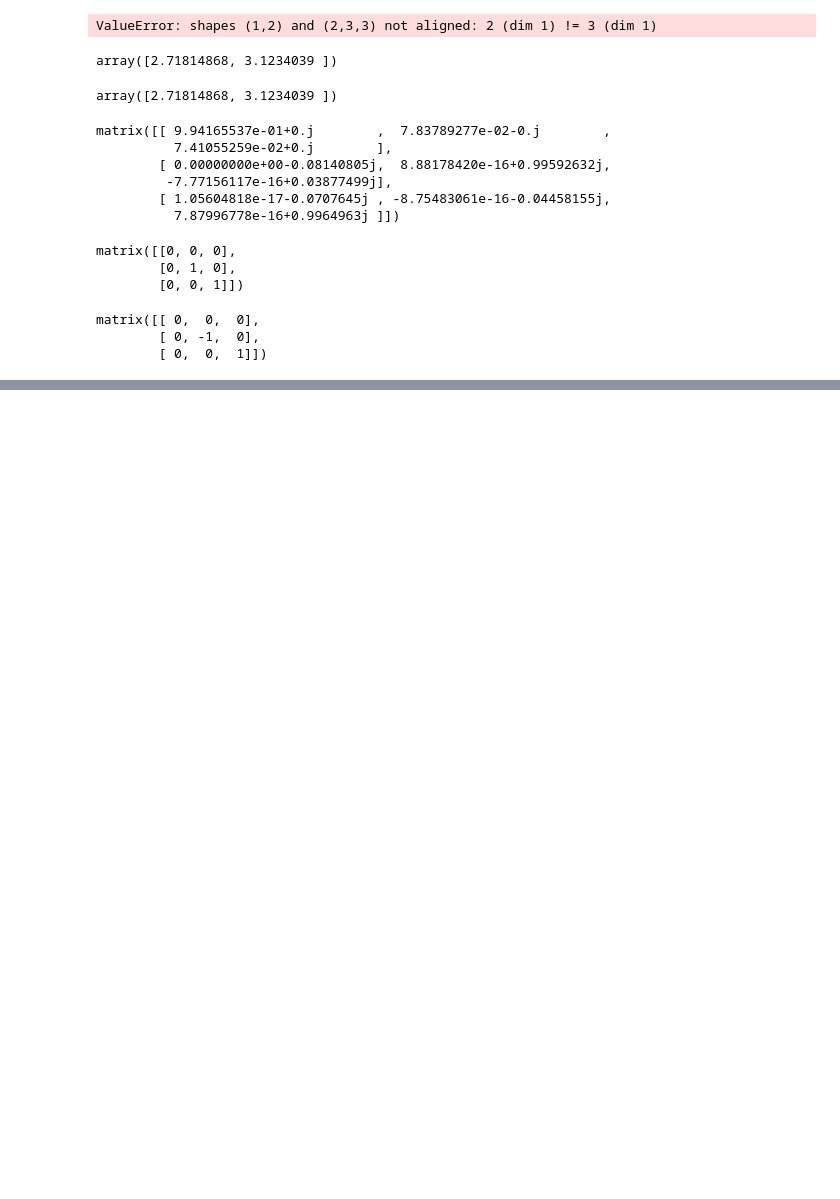
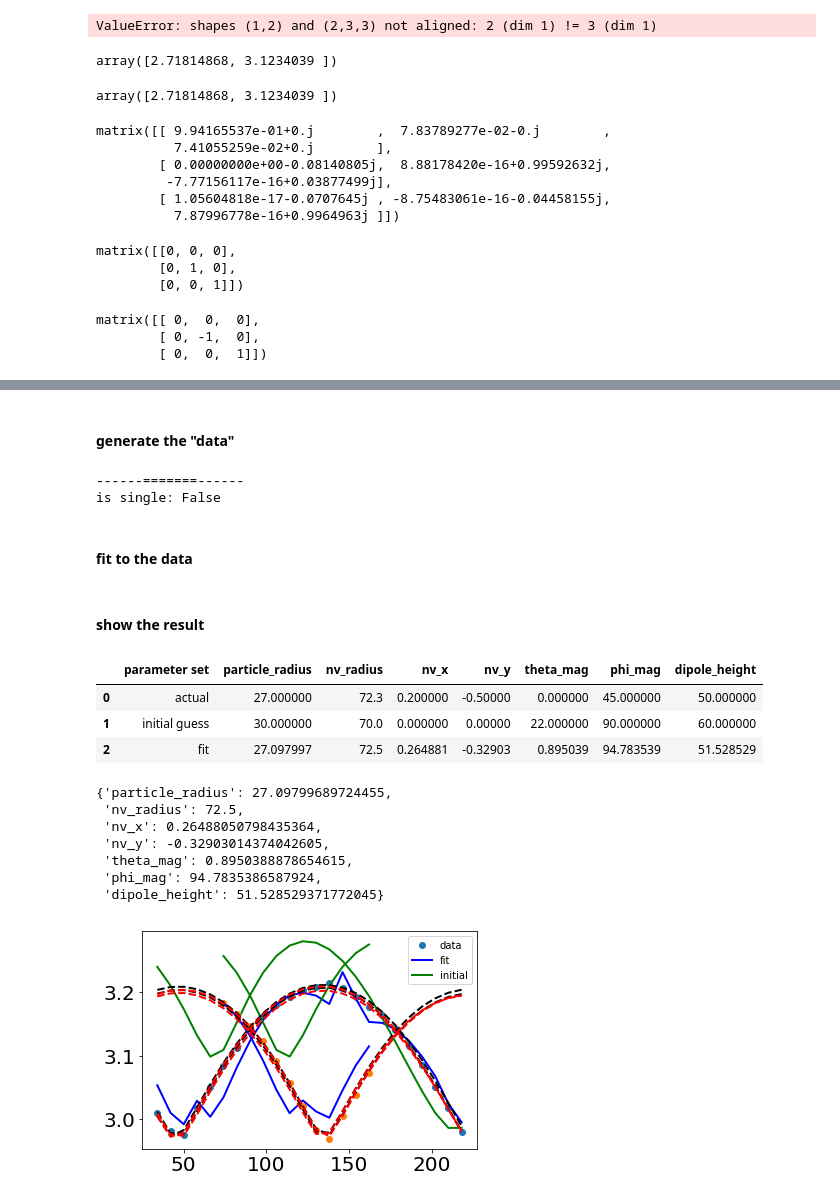
Before and after one commit to JanGieseler/pynvcenter, a Jupyter notebook: notebooks/NV_center_properties.ipynb, the cells around one changed output, grey strips where cells are left out. Cells and saved outputs as stored; diff of their text form; code cells hidden in the pictures; blank space fills up the shorter version.

```diff
--- a/notebooks/NV_center_properties.ipynb
+++ b/notebooks/NV_center_properties.ipynb
@@ -945,0 +1169,25 @@ matrix([[ 0,  0,  0],
+# %% [markdown]
+#### generate the "data"
+# %%
+angle = np.arange(34, 220, 8)
+
+
+magnet_params = {
+    'particle_radius':27,
+    'nv_radius':72.3,
+    'nv_x':0.2,
+    'nv_y':-0.5,
+    'theta_mag':0,
+    'phi_mag':45,
+    'dipole_height':50
+}
+
+data = esr_ring_scan_freqs(angle, **magnet_params)[:,:,1]*1e-9  # the part of the esr that we identified
+x =data + 0.003*np.random.normal(size=data.shape)
+x = [x[:,0], x[5:17,2]]
+angles = [angle, angle[5:17]]
+# %% [output]
+------=======------
+is single: False
+# %% [markdown]
+#### fit to the data
@@ -945,0 +1211,54 @@ matrix([[ 0,  0,  0],
+# %% [markdown]
+#### show the result
+# %%
+
+param_init = [v[0] if type(v) in (tuple, list) else v for v in initial_guess.values()]
+df =pd.DataFrame.from_dict({
+    'parameter set': ['actual', 'initial guess', 'fit'],
+    **{k:[v1,v2,v3] for k, v1, v2, v3 in zip(magnet_params.keys(),magnet_params.values(), param_init ,result.x)}
+})
+df
+# %% [output]
+|  | parameter set | particle_radius | nv_radius | nv_x | nv_y | theta_mag | phi_mag | dipole_height |
+| 0 | actual | 27.000000 | 72.3 | 0.200000 | -0.50000 | 0.000000 | 45.000000 | 50.000000 |
+| 1 | initial guess | 30.000000 | 70.0 | 0.000000 | 0.00000 | 22.000000 | 90.000000 | 60.000000 |
+| 2 | fit | 27.097997 | 72.5 | 0.264881 | -0.32903 | 0.895039 | 94.783539 | 51.528529 |
+# %%
+# for _a, _f in zip(angles, freq_pred):
+#     plt.plot(_a, _f)
+
+for i, (xo, ao) in enumerate(zip(x, angles)):
+    y = np.tile(xo,4).reshape(-1, len(xo)).T
+    y_pred = esr_ring_scan_freqs(ao, *result.x)[:,:,1]*1e-9
+    idx = np.sum((y_pred-y)**2, axis=0).argmin()
+    label='data' if i==0 else None
+    plt.plot(ao, xo, 'o', label=label)
+
+#     label='fit' if i==0 else None
+#     plt.plot(ao, y_pred[:,idx], 'b-', label=label)
+    label='fit' if i==0 else None
+    plt.plot(ao, freq_pred[i], 'b-', label=label)
+
+    param_init = [v[0] if type(v) in (tuple, list) else v for k, v in initial_guess.items()]
+    y_pred = esr_ring_scan_freqs(ao, *param_init)[:,:,1]*1e-9
+    idx = np.sum((y_pred-y)**2, axis=0).argmin()
+    label='initial' if i==0 else None
+    plt.plot(ao, y_pred[:,idx], 'g-', label=label)
+
+plt.legend()
+for d in data.T:
+    plt.plot(angle, d, 'k--')
+
+data_pred =  esr_ring_scan_freqs(angle, *result.x)[:,:,1]*1e-9
+for d in data_pred.T:
+    plt.plot(angle, d, 'r--')
+{k:v for k, v in zip(magnet_params.keys(), result.x)}
+# %% [output]
+{'particle_radius': 27.09799689724455,
+ 'nv_radius': 72.5,
+ 'nv_x': 0.26488050798435364,
+ 'nv_y': -0.32903014374042605,
+ 'theta_mag': 0.8950388878654615,
+ 'phi_mag': 94.7835386587924,
+ 'dipole_height': 51.528529371772045}
+[figure, added]
```
Also changed, not shown: parts of 34 cells of this notebook, 3 other files.
